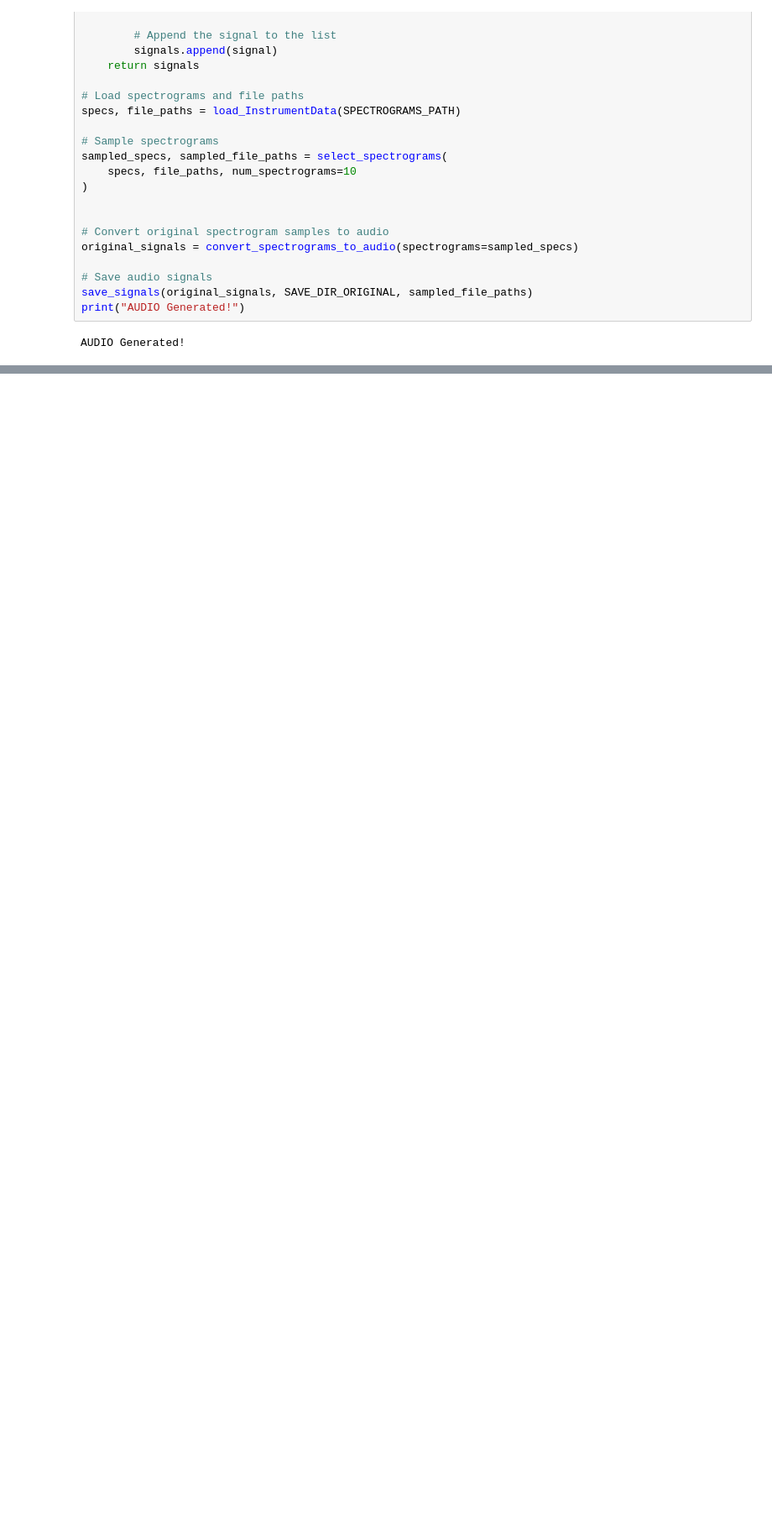
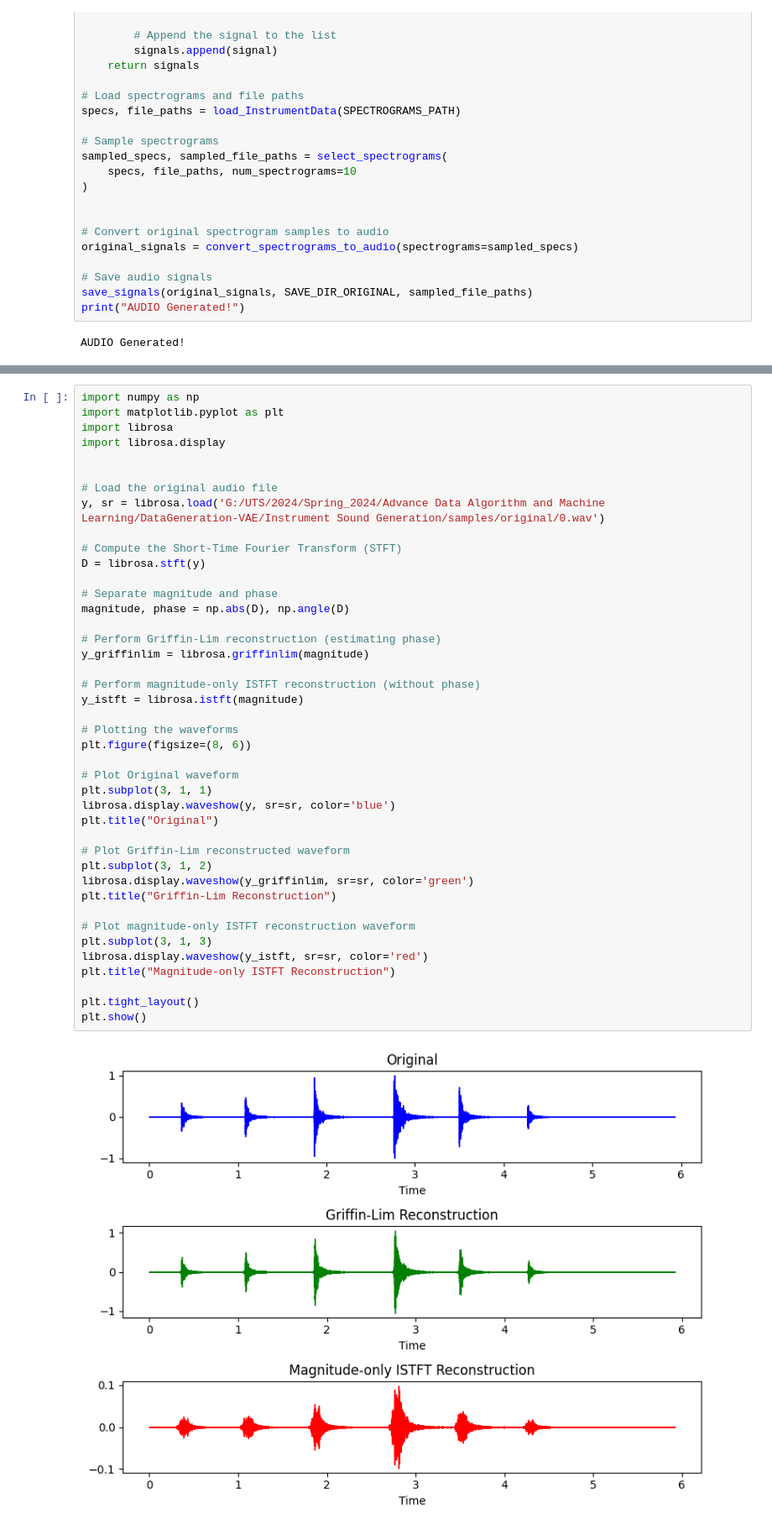
Before and after one commit to ShudarshanKongkham/DataGeneration-VAE, a Jupyter notebook: Instrument Sound Generation/code/generation.ipynb, the cells around one changed output, grey strips where cells are left out. Shown at 84% size. Saved outputs shown, nothing was run; the diff lists cells and outputs as text; blank space fills up the shorter version.

```diff
--- a/Instrument Sound Generation/code/generation.ipynb
+++ b/Instrument Sound Generation/code/generation.ipynb
@@ -152,0 +153,44 @@ AUDIO Generated!
+# %%
+import numpy as np
+import matplotlib.pyplot as plt
+import librosa
+import librosa.display
+
+
+# Load the original audio file
+y, sr = librosa.load('G:/UTS/2024/Spring_2024/Advance Data Algorithm and Machine Learning/DataGeneration-VAE/Instrument Sound Generation/samples/original/0.wav')
+
+# Compute the Short-Time Fourier Transform (STFT)
+D = librosa.stft(y)
+
+# Separate magnitude and phase
+magnitude, phase = np.abs(D), np.angle(D)
+
+# Perform Griffin-Lim reconstruction (estimating phase)
+y_griffinlim = librosa.griffinlim(magnitude)
+
+# Perform magnitude-only ISTFT reconstruction (without phase)
+y_istft = librosa.istft(magnitude)
+
+# Plotting the waveforms
+plt.figure(figsize=(8, 6))
+
+# Plot Original waveform
+plt.subplot(3, 1, 1)
+librosa.display.waveshow(y, sr=sr, color='blue')
+plt.title("Original")
+
+# Plot Griffin-Lim reconstructed waveform
+plt.subplot(3, 1, 2)
+librosa.display.waveshow(y_griffinlim, sr=sr, color='green')
+plt.title("Griffin-Lim Reconstruction")
+
+# Plot magnitude-only ISTFT reconstruction waveform
+plt.subplot(3, 1, 3)
+librosa.display.waveshow(y_istft, sr=sr, color='red')
+plt.title("Magnitude-only ISTFT Reconstruction")
+
+plt.tight_layout()
+plt.show()
+# %% [output]
+[figure, added]
```
Also changed, not shown: parts of 2 cells of this notebook, 30 other files.
